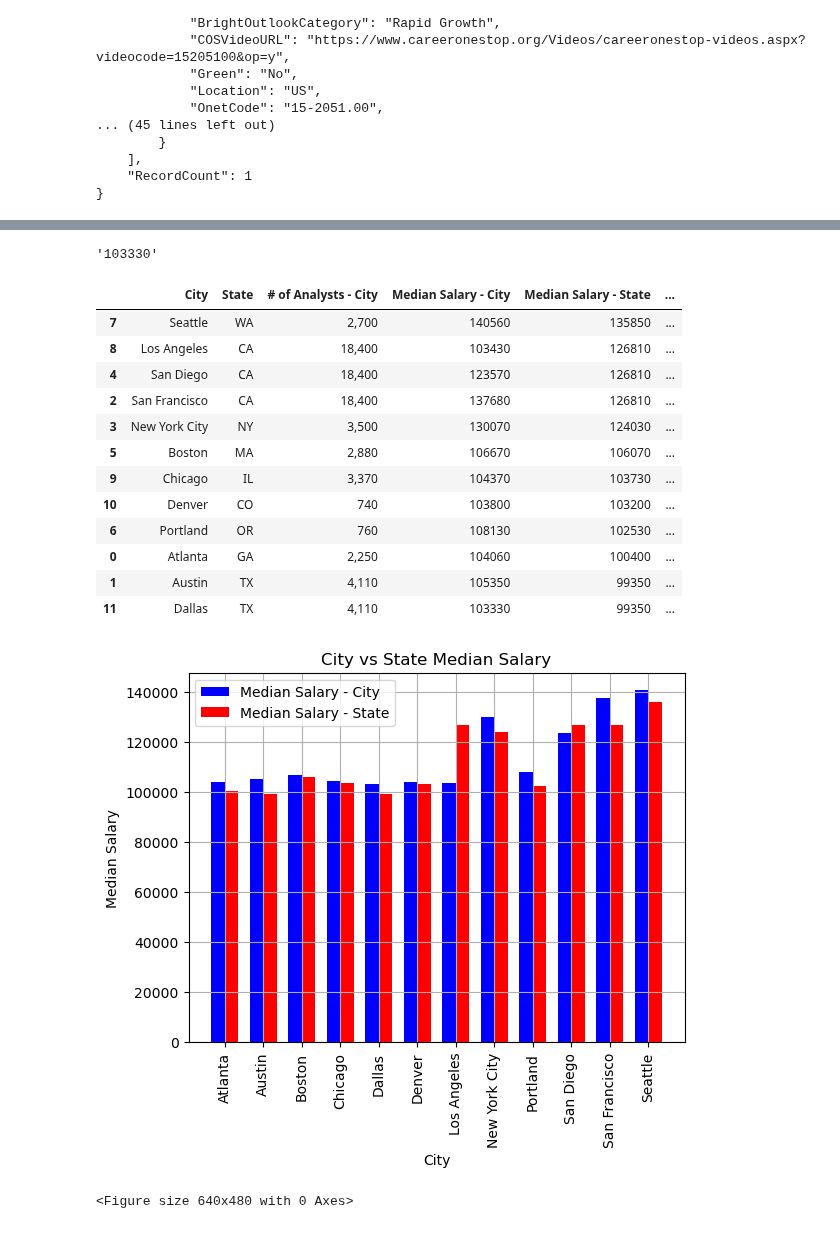
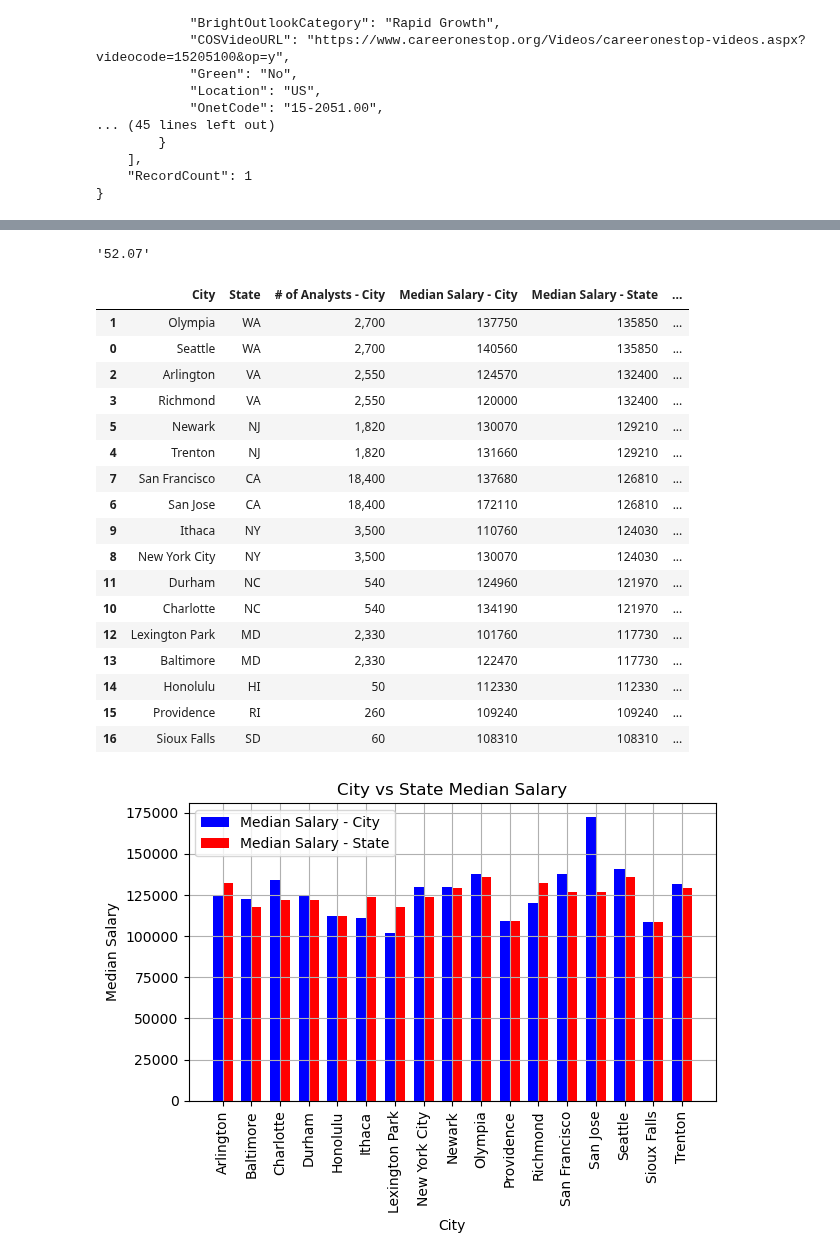
Before and after one commit to peatk/Group3_Project_-1, a Jupyter notebook: DataAnalysisWorkingBook.ipynb, the cells around one changed output, grey strips where cells are left out. Saved outputs shown, nothing was run; the diff lists cells and outputs as text; code cells hidden in the pictures.

Commit message:
Final add of bar graphs, associated code, and lat/lon code from Taylor

```diff
--- a/DataAnalysisWorkingBook.ipynb
+++ b/DataAnalysisWorkingBook.ipynb
@@ -24,9 +24,11 @@ from config import api_key
 
 #Creation of an empty Data Frame for storage of values per State & City
 city_state = {
-    'City': ["Atlanta", "Austin", "San Francisco", "New York City", "San Diego", "Boston", "Portland",
-            "Seattle", "Los Angeles", "Chicago", "Denver", "Dallas"],
-    'State': ["GA", "TX", "CA", "NY", "CA", "MA", "OR", "WA", "CA", "IL", "CO", "TX"]}
+    'City': ["Seattle","Olympia","Arlington","Richmond","Trenton","Newark",
+             "San Jose","San Francisco","New York City","Ithaca","Charlotte","Durham",
+             "Lexington Park","Baltimore","Honolulu","Providence","Sioux Falls"],
+    'State': ["WA","WA","VA","VA","NJ","NJ","CA","CA","NY",
+              "NY","NC","NC","MD","MD","HI","RI","SD"]}
 
 dataframe_1 = pd.DataFrame(city_state)
 dataframe_1[['# of Analysts - City', 'Median Salary - City','Median Salary - State', "Median Salary - National"]] = ""
@@ -89,0 +93,3 @@ response["OccupationDetail"][0]["Wages"]["NationalWagesList"][0]["Median"]
+# %%
+response_1 = requests.get(api_url, headers = headers).json()
+response_1
@@ -188,50 +222,55 @@ city_median
 #city_response["OccupationDetail"][0]["Wages"]["BLSAreaWagesList"][0]["Median"]
 #city_response
 # %% [output]
-'103330'
+'52.07'
 # %%
 highest_df
 # %% [output]
 |  | City | State | # of Analysts - City | Median Salary - City | Median Salary - State | ... |
-| 7 | Seattle | WA | 2,700 | 140560 | 135850 | ... |
-| 8 | Los Angeles | CA | 18,400 | 103430 | 126810 | ... |
-| 4 | San Diego | CA | 18,400 | 123570 | 126810 | ... |
-| 2 | San Francisco | CA | 18,400 | 137680 | 126810 | ... |
-| 3 | New York City | NY | 3,500 | 130070 | 124030 | ... |
-| 5 | Boston | MA | 2,880 | 106670 | 106070 | ... |
-| 9 | Chicago | IL | 3,370 | 104370 | 103730 | ... |
-| 10 | Denver | CO | 740 | 103800 | 103200 | ... |
-| 6 | Portland | OR | 760 | 108130 | 102530 | ... |
-| 0 | Atlanta | GA | 2,250 | 104060 | 100400 | ... |
-| 1 | Austin | TX | 4,110 | 105350 | 99350 | ... |
-| 11 | Dallas | TX | 4,110 | 103330 | 99350 | ... |
+| 1 | Olympia | WA | 2,700 | 137750 | 135850 | ... |
+| 0 | Seattle | WA | 2,700 | 140560 | 135850 | ... |
+| 2 | Arlington | VA | 2,550 | 124570 | 132400 | ... |
+| 3 | Richmond | VA | 2,550 | 120000 | 132400 | ... |
+| 5 | Newark | NJ | 1,820 | 130070 | 129210 | ... |
+| 4 | Trenton | NJ | 1,820 | 131660 | 129210 | ... |
+| 7 | San Francisco | CA | 18,400 | 137680 | 126810 | ... |
+| 6 | San Jose | CA | 18,400 | 172110 | 126810 | ... |
+| 9 | Ithaca | NY | 3,500 | 110760 | 124030 | ... |
+| 8 | New York City | NY | 3,500 | 130070 | 124030 | ... |
+| 11 | Durham | NC | 540 | 124960 | 121970 | ... |
+| 10 | Charlotte | NC | 540 | 134190 | 121970 | ... |
+| 12 | Lexington Park | MD | 2,330 | 101760 | 117730 | ... |
+| 13 | Baltimore | MD | 2,330 | 122470 | 117730 | ... |
+| 14 | Honolulu | HI | 50 | 112330 | 112330 | ... |
+| 15 | Providence | RI | 260 | 109240 | 109240 | ... |
+| 16 | Sioux Falls | SD | 60 | 108310 | 108310 | ... |
 # %%
 x_value = formatted_df["City"]
 y_value1 = formatted_df["Median Salary - City"]
 y_value2 = formatted_df["Median Salary - State"]
 
+bar_width = 0.35
 # Set the positions of the bars on the x-axis
 bar_positions1 = range(len(x_value))
 bar_positions2 = [pos + bar_width for pos in bar_positions1]
 
 # Plotting the bars
 plt.bar(bar_positions1, y_value1, width=0.35, label='Median Salary - City', color='b')
 plt.bar(bar_positions2, y_value2, width=0.35, label='Median Salary - State', color='r')
 
 # Adding labels and title
 plt.xlabel('City')
 plt.ylabel('Median Salary')
 plt.title('City vs State Median Salary')
 plt.xticks([pos + bar_width / 2 for pos in bar_positions1], x_value, rotation=90)
 plt.legend()
 
 # Show the plot
 plt.grid()
-plt.show()
 plt.tight_layout()
+plt.savefig('graphs/CvSMedian.jpg')
 # %% [output]
-[figure, old version]
+[figure, new version]
-<Figure size 640x480 with 0 Axes>
 # %%
 x_value = formatted_df["City"]
 y_value1 = formatted_df["Median Salary - City"]
```
Also changed, not shown: parts of 8 cells of this notebook, 4 other files.
